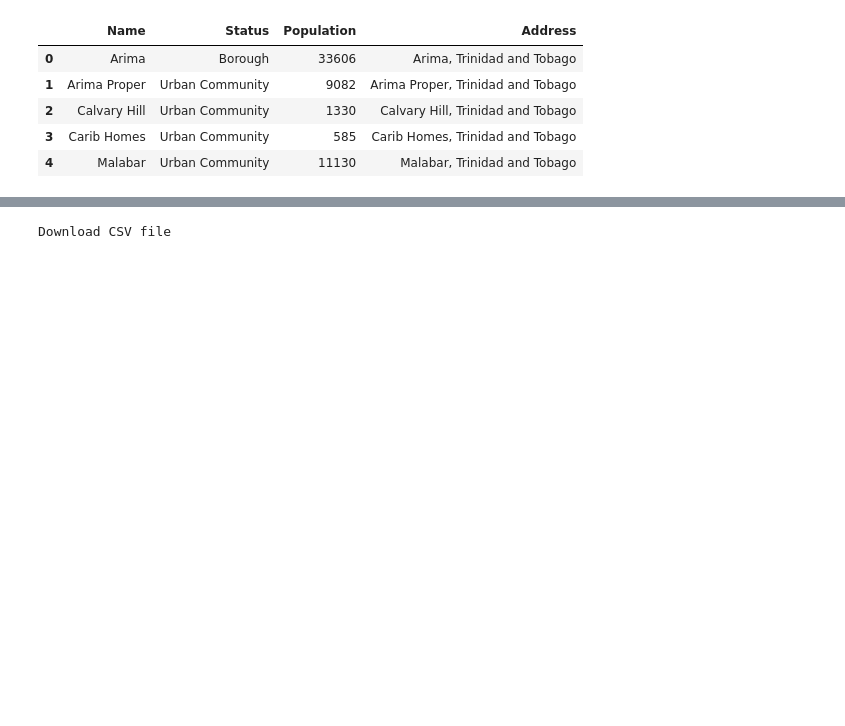
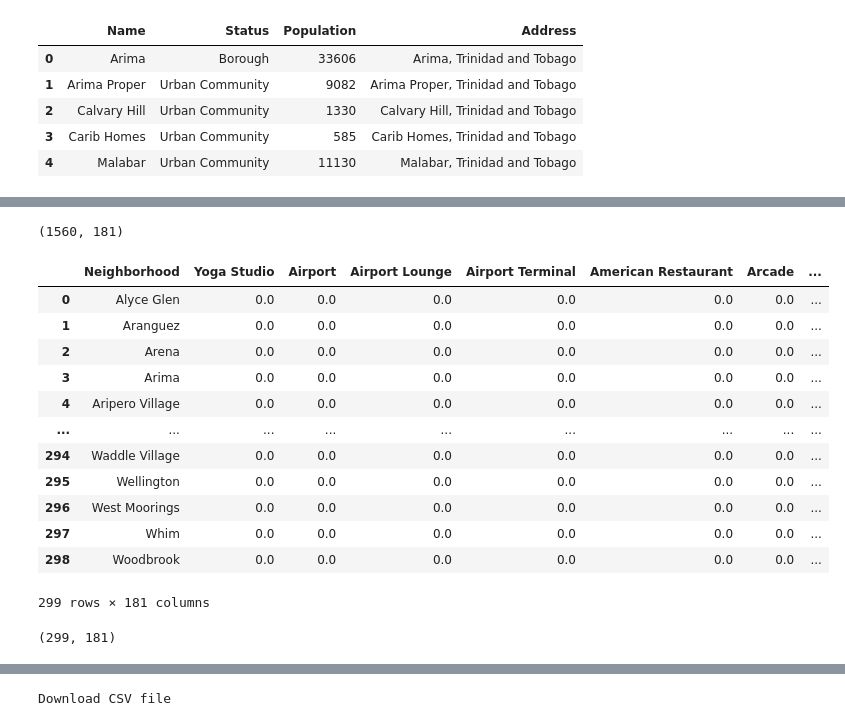
Before and after one commit to ssankar-23/Coursera_Capstone, a Jupyter notebook: Battle of the Neighborhoods.ipynb, the cells around one changed output, grey strips where cells are left out. Drawn from its saved outputs; the diff is of its cells as text; code cells hidden in the pictures; blank space fills up the shorter version.

Commit message:
Published from Watson Studio.

```diff
--- a/Battle of the Neighborhoods.ipynb
+++ b/Battle of the Neighborhoods.ipynb
@@ -147,0 +192,7 @@ df.shape
+# %%
+tt_address = 'Trinidad and Tobago'
+
+location = locator.geocode(tt_address)
+tt_latitude = location.latitude
+tt_longitude = location.longitude
+print(str(tt_latitude) + ',' + str(tt_longitude))
@@ -147,0 +201,16 @@ df.shape
+# %%
+tt_map = folium.Map(location=[tt_latitude, tt_longitude], zoom_start=12)
+
+for lat, lng, status, population, name in zip(df['latitude'], df['longitude'], df['Status'], df['Population'], df['Name']):
+    label = '{}: {}, {}'.format(name, status, population)
+    label = folium.Popup(label, parse_html=True)
+    folium.CircleMarker(
+    [lat, lng],
+    radius=5,
+    popup=label,
+    fill=True,
+    fill_color='blue',
+    fill_opacity=0.6,
+    parse_html=False).add_to(tt_map)
+
+tt_map
@@ -147,0 +264,5 @@ df.shape
+# %%
+tt_venues = getNearbyVenues(names=df['Name'],
+                                   latitudes=df['latitude'],
+                                   longitudes=df['longitude']
+                                  )
@@ -147,0 +319,12 @@ df.shape
+# %%
+# one hot encoding
+tt_onehot = pd.get_dummies(tt_venues[['Venue Category']], prefix="", prefix_sep="")
+
+# add neighborhood column back to dataframe
+tt_onehot['Neighborhood'] = tt_venues['Neighborhood']
+
+# move neighborhood column to the first column
+fixed_columns = [tt_onehot.columns[-1]] + list(tt_onehot.columns[:-1])
+tt_onehot = tt_onehot[fixed_columns]
+
+tt_onehot.head()
@@ -147,0 +339,25 @@ df.shape
+# %%
+tt_onehot.shape
+# %% [output]
+(1560, 181)
+# %%
+tt_grouped = tt_onehot.groupby('Neighborhood').mean().reset_index()
+tt_grouped
+# %% [output]
+|  | Neighborhood | Yoga Studio | Airport | Airport Lounge | Airport Terminal | American Restaurant | Arcade | ... |
+| 0 | Alyce Glen | 0.0 | 0.0 | 0.0 | 0.0 | 0.0 | 0.0 | ... |
+| 1 | Aranguez | 0.0 | 0.0 | 0.0 | 0.0 | 0.0 | 0.0 | ... |
+| 2 | Arena | 0.0 | 0.0 | 0.0 | 0.0 | 0.0 | 0.0 | ... |
+| 3 | Arima | 0.0 | 0.0 | 0.0 | 0.0 | 0.0 | 0.0 | ... |
+| 4 | Aripero Village | 0.0 | 0.0 | 0.0 | 0.0 | 0.0 | 0.0 | ... |
+| ... | ... | ... | ... | ... | ... | ... | ... | ... |
+| 294 | Waddle Village | 0.0 | 0.0 | 0.0 | 0.0 | 0.0 | 0.0 | ... |
+| 295 | Wellington | 0.0 | 0.0 | 0.0 | 0.0 | 0.0 | 0.0 | ... |
+| 296 | West Moorings | 0.0 | 0.0 | 0.0 | 0.0 | 0.0 | 0.0 | ... |
+| 297 | Whim | 0.0 | 0.0 | 0.0 | 0.0 | 0.0 | 0.0 | ... |
+| 298 | Woodbrook | 0.0 | 0.0 | 0.0 | 0.0 | 0.0 | 0.0 | ... |
+299 rows × 181 columns
+# %%
+tt_grouped.shape
+# %% [output]
+(299, 181)
```
Also changed, not shown: parts of 35 cells of this notebook.
